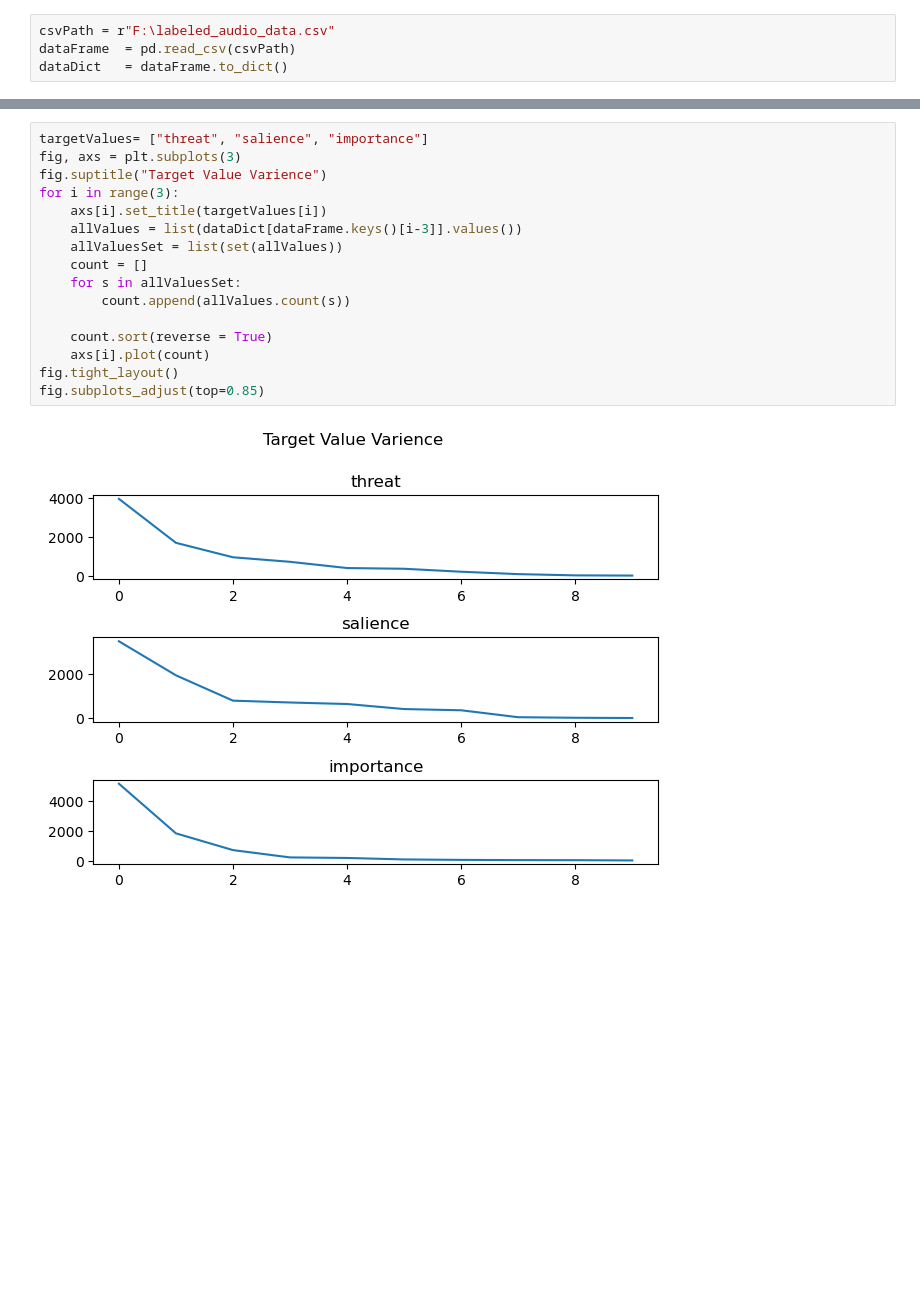
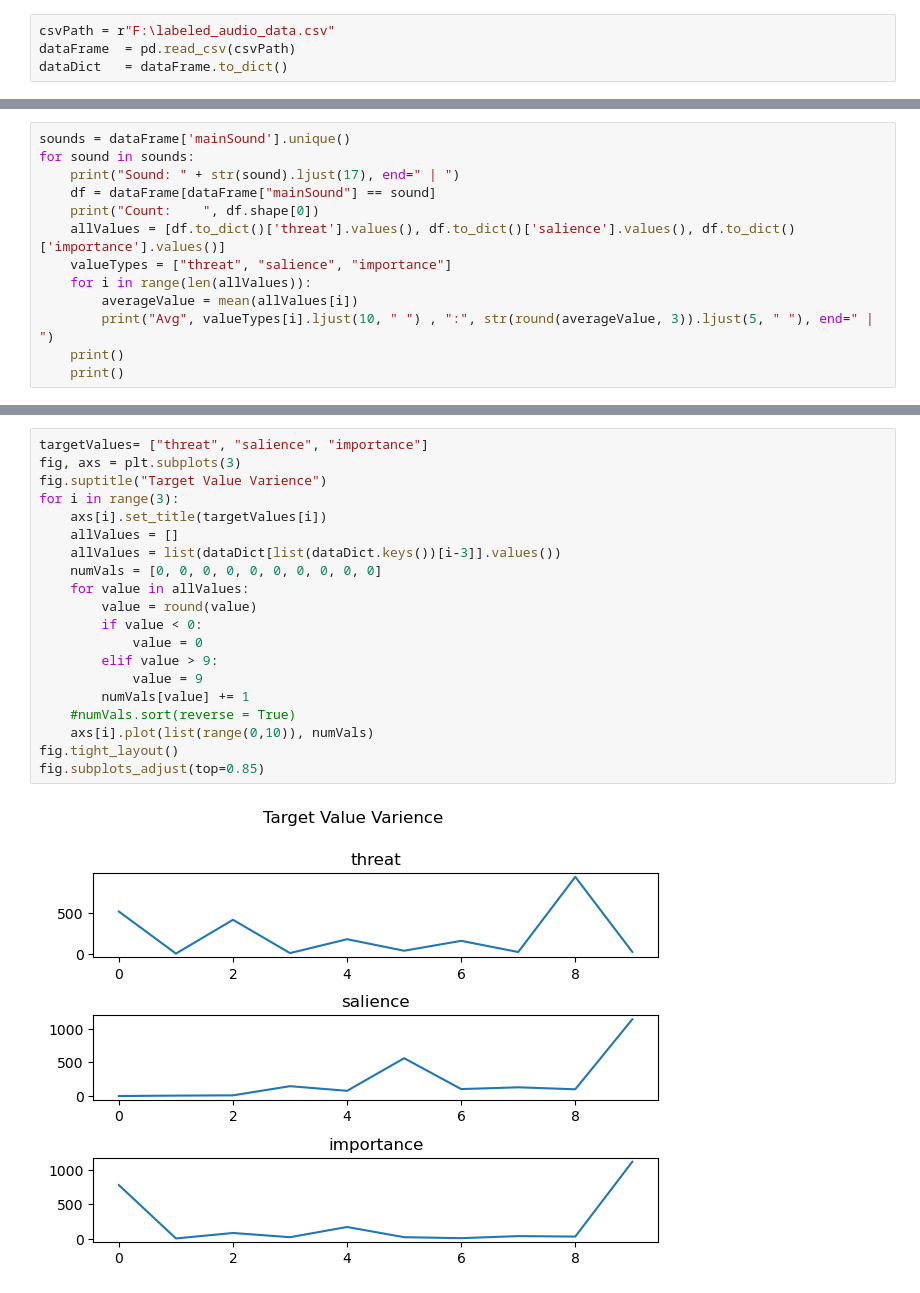
Before and after one commit to Nasenboi/AiudioDataScience_Warnsystem-, a Jupyter notebook: Archive/CodeExperimentsAndTraining/DataDescripion.ipynb, the cells around one changed output, grey strips where cells are left out. Saved outputs shown, nothing was run; the diff lists cells and outputs as text; blank space fills up the shorter version.

```diff
--- a/Archive/CodeExperimentsAndTraining/DataDescripion.ipynb
+++ b/Archive/CodeExperimentsAndTraining/DataDescripion.ipynb
@@ -43,0 +48,13 @@ Mean:     2.668
+# %%
+sounds = dataFrame['mainSound'].unique()
+for sound in sounds:
+    print("Sound: " + str(sound).ljust(17), end=" | ")
+    df = dataFrame[dataFrame["mainSound"] == sound]
+    print("Count:    ", df.shape[0])
+    allValues = [df.to_dict()['threat'].values(), df.to_dict()['salience'].values(), df.to_dict()['importance'].values()]
+    valueTypes = ["threat", "salience", "importance"]
+    for i in range(len(allValues)):
+        averageValue = mean(allValues[i])
+        print("Avg", valueTypes[i].ljust(10, " ") , ":", str(round(averageValue, 3)).ljust(5, " "), end=" | ")
+    print()
+    print()
@@ -44,18 +79,22 @@ Mean:     2.668
 # %%
 targetValues= ["threat", "salience", "importance"]
 fig, axs = plt.subplots(3)
 fig.suptitle("Target Value Varience")
 for i in range(3):
     axs[i].set_title(targetValues[i])
-    allValues = list(dataDict[dataFrame.keys()[i-3]].values())
-    allValuesSet = list(set(allValues))
-    count = []
-    for s in allValuesSet:
-        count.append(allValues.count(s))
-
-    count.sort(reverse = True)
-    axs[i].plot(count)
+    allValues = []
+    allValues = list(dataDict[list(dataDict.keys())[i-3]].values())
+    numVals = [0, 0, 0, 0, 0, 0, 0, 0, 0, 0]
+    for value in allValues:
+        value = round(value)
+        if value < 0:
+            value = 0
+        elif value > 9:
+            value = 9
+        numVals[value] += 1
+    #numVals.sort(reverse = True)
+    axs[i].plot(list(range(0,10)), numVals)
 fig.tight_layout()
 fig.subplots_adjust(top=0.85)
 # %% [output]
-[figure, old version]
+[figure, new version]
```
Also changed, not shown: parts of 3 cells of this notebook, 7 other files.
